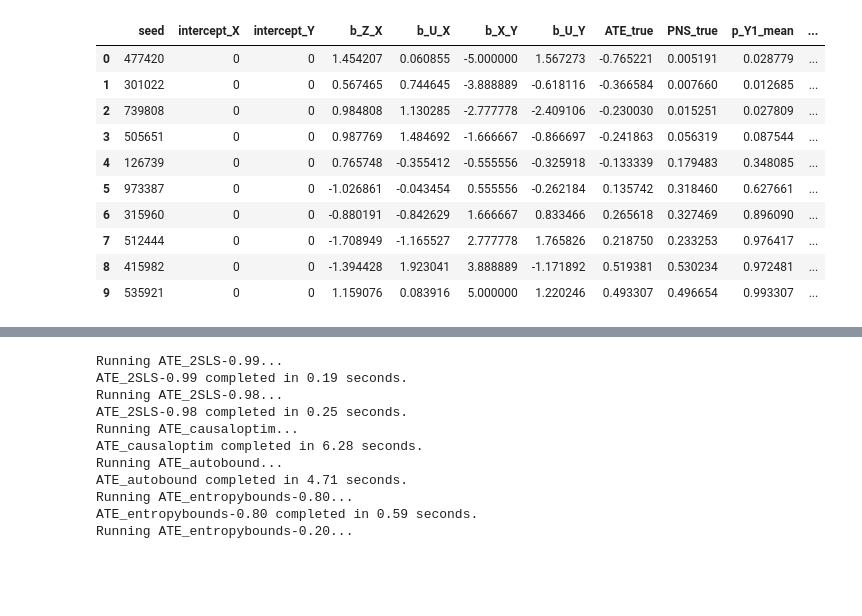
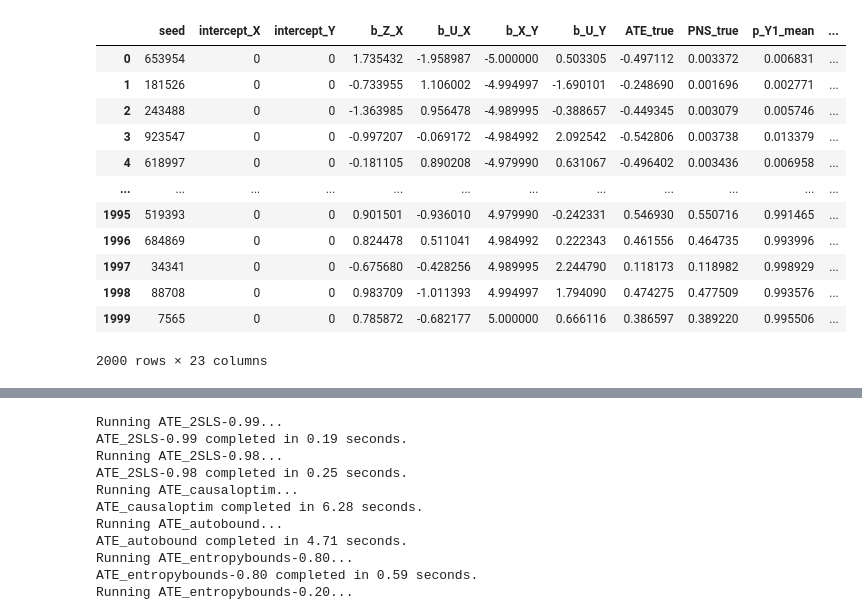
Before and after one commit to tmaringgele/causal-bounds, a Jupyter notebook: simulation_engine/test.ipynb, the cells around one changed output, grey strips where cells are left out. Cells and saved outputs as stored; diff of their text form; code cells hidden in the pictures; blank space fills up the shorter version.

Commit message:
contIV, one simulation

```diff
--- a/simulation_engine/test.ipynb
+++ b/simulation_engine/test.ipynb
@@ -22,18 +22,20 @@ warnings.simplefilter(action='ignore', category=FutureWarning)
 
 from simulation_engine.algorithms.zaffalonbounds import ZaffalonBounds
 # %%
-data = BinaryIV.generate_data_rolling_ate(N_simulations=10)
+data = BinaryIV.generate_data_rolling_ate(N_simulations=2000)
 data
 # %% [output]
 |  | seed | intercept_X | intercept_Y | b_Z_X | b_U_X | b_X_Y | b_U_Y | ATE_true | PNS_true | p_Y1_mean | ... |
-| 0 | 477420 | 0 | 0 | 1.454207 | 0.060855 | -5.000000 | 1.567273 | -0.765221 | 0.005191 | 0.028779 | ... |
-| 1 | 301022 | 0 | 0 | 0.567465 | 0.744645 | -3.888889 | -0.618116 | -0.366584 | 0.007660 | 0.012685 | ... |
-| 2 | 739808 | 0 | 0 | 0.984808 | 1.130285 | -2.777778 | -2.409106 | -0.230030 | 0.015251 | 0.027809 | ... |
-| 3 | 505651 | 0 | 0 | 0.987769 | 1.484692 | -1.666667 | -0.866697 | -0.241863 | 0.056319 | 0.087544 | ... |
-| 4 | 126739 | 0 | 0 | 0.765748 | -0.355412 | -0.555556 | -0.325918 | -0.133339 | 0.179483 | 0.348085 | ... |
-| 5 | 973387 | 0 | 0 | -1.026861 | -0.043454 | 0.555556 | -0.262184 | 0.135742 | 0.318460 | 0.627661 | ... |
-| 6 | 315960 | 0 | 0 | -0.880191 | -0.842629 | 1.666667 | 0.833466 | 0.265618 | 0.327469 | 0.896090 | ... |
-| 7 | 512444 | 0 | 0 | -1.708949 | -1.165527 | 2.777778 | 1.765826 | 0.218750 | 0.233253 | 0.976417 | ... |
-| 8 | 415982 | 0 | 0 | -1.394428 | 1.923041 | 3.888889 | -1.171892 | 0.519381 | 0.530234 | 0.972481 | ... |
-| 9 | 535921 | 0 | 0 | 1.159076 | 0.083916 | 5.000000 | 1.220246 | 0.493307 | 0.496654 | 0.993307 | ... |
+| 0 | 653954 | 0 | 0 | 1.735432 | -1.958987 | -5.000000 | 0.503305 | -0.497112 | 0.003372 | 0.006831 | ... |
+| 1 | 181526 | 0 | 0 | -0.733955 | 1.106002 | -4.994997 | -1.690101 | -0.248690 | 0.001696 | 0.002771 | ... |
+| 2 | 243488 | 0 | 0 | -1.363985 | 0.956478 | -4.989995 | -0.388657 | -0.449345 | 0.003079 | 0.005746 | ... |
+| 3 | 923547 | 0 | 0 | -0.997207 | -0.069172 | -4.984992 | 2.092542 | -0.542806 | 0.003738 | 0.013379 | ... |
+| 4 | 618997 | 0 | 0 | -0.181105 | 0.890208 | -4.979990 | 0.631067 | -0.496402 | 0.003436 | 0.006958 | ... |
+| ... | ... | ... | ... | ... | ... | ... | ... | ... | ... | ... | ... |
+| 1995 | 519393 | 0 | 0 | 0.901501 | -0.936010 | 4.979990 | -0.242331 | 0.546930 | 0.550716 | 0.991465 | ... |
+| 1996 | 684869 | 0 | 0 | 0.824478 | 0.511041 | 4.984992 | 0.222343 | 0.461556 | 0.464735 | 0.993996 | ... |
+| 1997 | 34341 | 0 | 0 | -0.675680 | -0.428256 | 4.989995 | 2.244790 | 0.118173 | 0.118982 | 0.998929 | ... |
+| 1998 | 88708 | 0 | 0 | 0.983709 | -1.011393 | 4.994997 | 1.794090 | 0.474275 | 0.477509 | 0.993576 | ... |
+| 1999 | 7565 | 0 | 0 | 0.785872 | -0.682177 | 5.000000 | 0.666116 | 0.386597 | 0.389220 | 0.995506 | ... |
+2000 rows × 23 columns
 # %%
```
Also changed, not shown: parts of 4 cells of this notebook, 2 other files.
